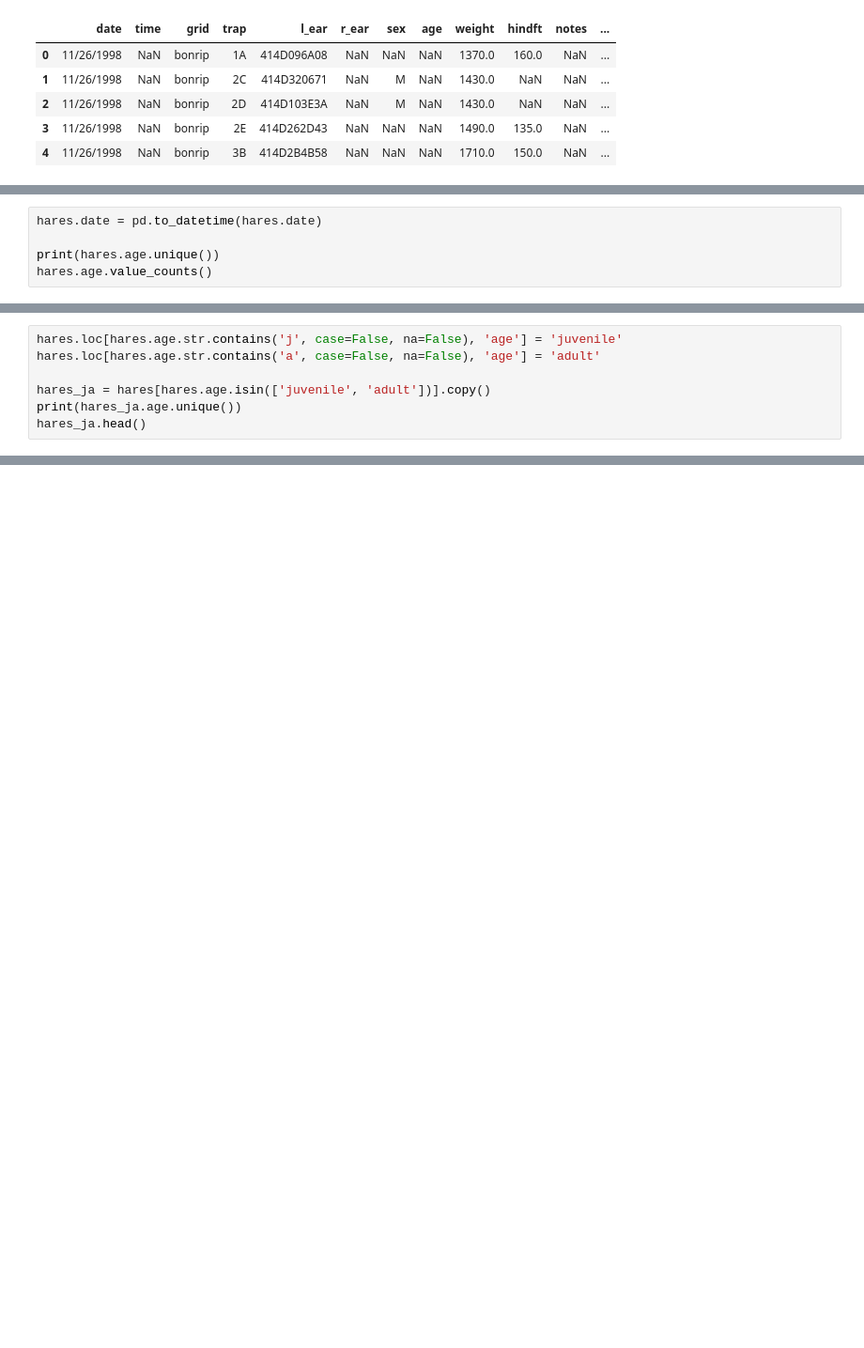
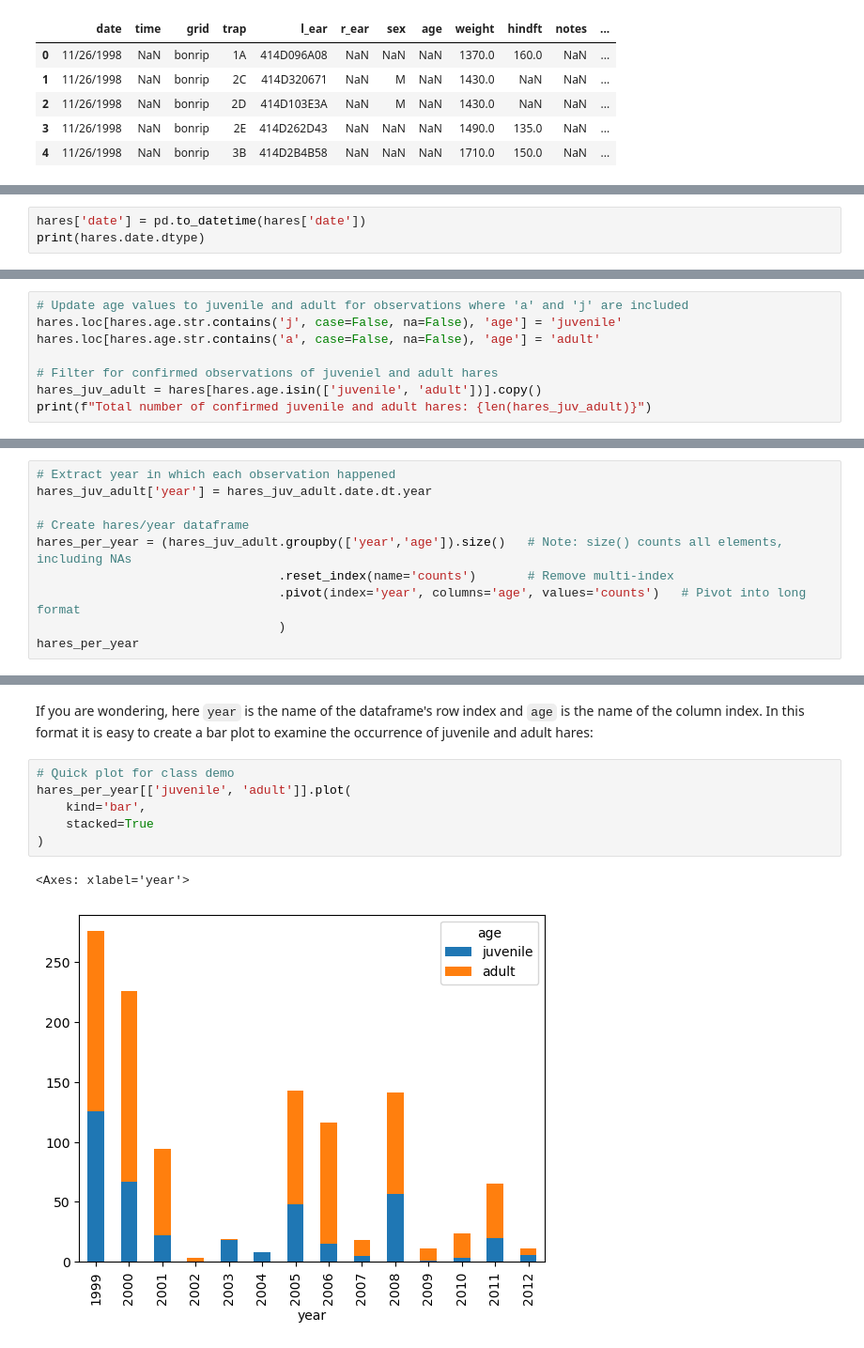
Before and after one commit to MEDS-eds-220/MEDS-eds-220-course, a Jupyter notebook: book/chapters/lesson-18-linear-regression/lesson-18-linear-regression.ipynb, the cells around one changed output, grey strips where cells are left out. Shown: that part at 94% size. Saved outputs shown, nothing was run; the diff lists cells and outputs as text; blank space fills up the shorter version.

Commit message:
Finish notebook up to juvenile/adult distribution

```diff
--- a/book/chapters/lesson-18-linear-regression/lesson-18-linear-regression.ipynb
+++ b/book/chapters/lesson-18-linear-regression/lesson-18-linear-regression.ipynb
@@ -20,6 +52,4 @@ hares.head()
 # %%
-hares.date = pd.to_datetime(hares.date)
-
-print(hares.age.unique())
-hares.age.value_counts()
+hares['date'] = pd.to_datetime(hares['date'])
+print(hares.date.dtype)
 # %% [output]
@@ -47,8 +91,9 @@ Name: count, dtype: int64
 # %%
+# Update age values to juvenile and adult for observations where 'a' and 'j' are included
 hares.loc[hares.age.str.contains('j', case=False, na=False), 'age'] = 'juvenile'
 hares.loc[hares.age.str.contains('a', case=False, na=False), 'age'] = 'adult'
 
-hares_ja = hares[hares.age.isin(['juvenile', 'adult'])].copy()
-print(hares_ja.age.unique())
-hares_ja.head()
+# Filter for confirmed observations of juveniel and adult hares
+hares_juv_adult = hares[hares.age.isin(['juvenile', 'adult'])].copy()
+print(f"Total number of confirmed juvenile and adult hares: {len(hares_juv_adult)}")
 # %% [output]
@@ -109,0 +103,10 @@ plt.show()
+# %%
+# Extract year in which each observation happened
+hares_juv_adult['year'] = hares_juv_adult.date.dt.year
+
+# Create hares/year dataframe
+hares_per_year = (hares_juv_adult.groupby(['year','age']).size()   # Note: size() counts all elements, including NAs
+                                 .reset_index(name='counts')       # Remove multi-index
+                                 .pivot(index='year', columns='age', values='counts')   # Pivot into long format
+                                 )
+hares_per_year
@@ -109,0 +130,12 @@ plt.show()
+# %% [markdown]
+If  you are wondering, here `year` is the name of the dataframe's row index and `age` is the name of the column index.
+In this format it is easy to create a bar plot to examine the occurrence of juvenile and adult hares:
+# %%
+# Quick plot for class demo
+hares_per_year[['juvenile', 'adult']].plot(
+    kind='bar',
+    stacked=True
+)
+# %% [output]
+<Axes: xlabel='year'>
+[figure, added]
```
Also changed, not shown: parts of 21 cells of this notebook.
